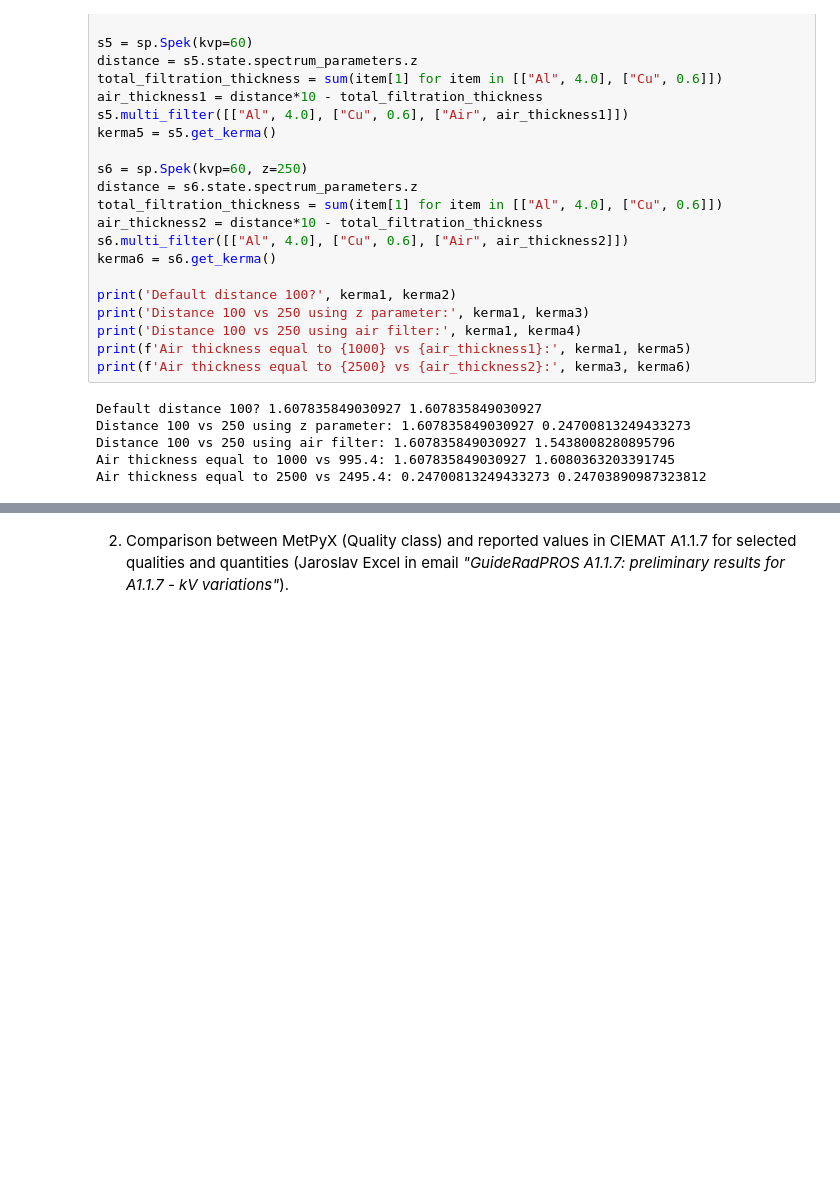
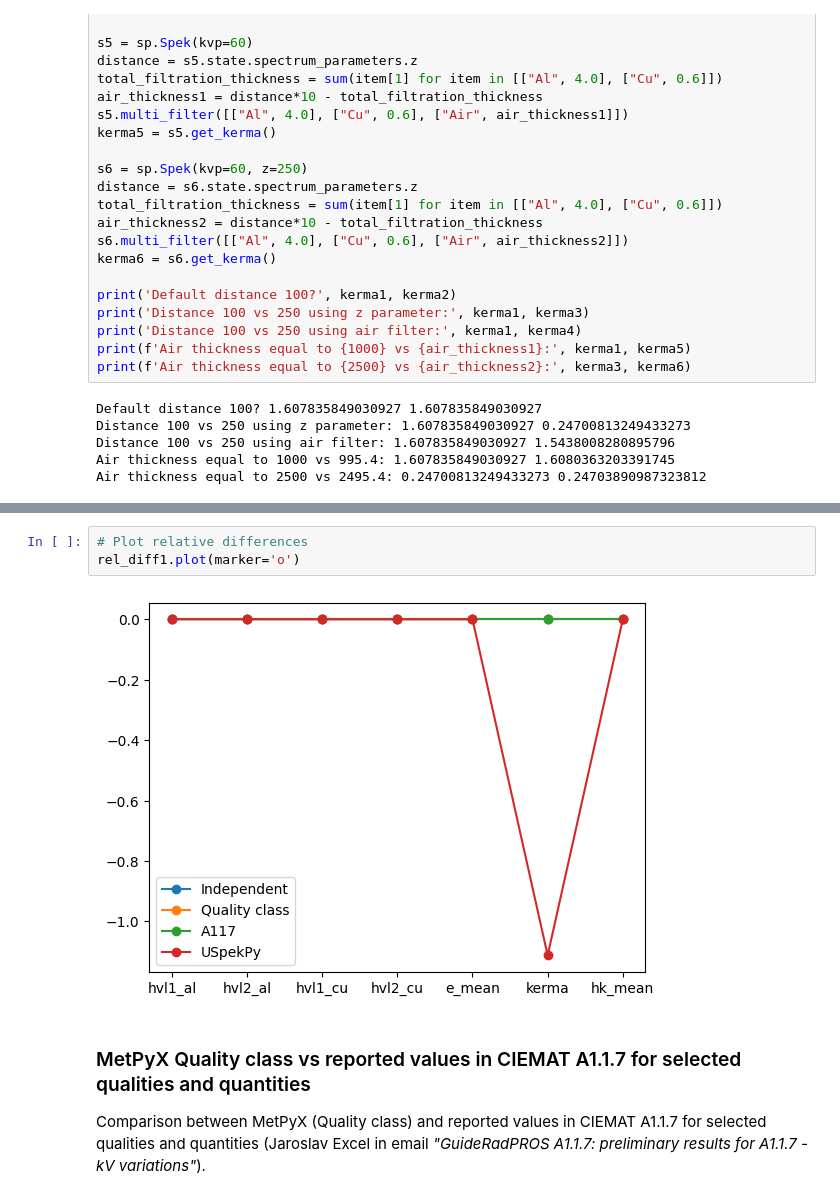
Before and after one commit to lmri-met/metpyx, a Jupyter notebook: notebooks/verification_sim_quality.ipynb, the cells around one changed output, grey strips where cells are left out. Cells and saved outputs as stored; diff of their text form; blank space fills up the shorter version.

```diff
--- a/notebooks/verification_sim_quality.ipynb
+++ b/notebooks/verification_sim_quality.ipynb
@@ -325,3 +377,9 @@ hk_mean     1.565267       1.565267   1.565267   1.565267
+# %%
+# Plot relative differences
+rel_diff1.plot(marker='o')
+# %% [output]
+[figure, added]
 # %% [markdown]
-2. Comparison between MetPyX (Quality class) and reported values in CIEMAT A1.1.7 for selected qualities and quantities (Jaroslav Excel in email *"GuideRadPROS A1.1.7: preliminary results for A1.1.7 - kV variations"*).
+### MetPyX Quality class vs reported values in CIEMAT A1.1.7 for selected qualities and quantities
+Comparison between MetPyX (Quality class) and reported values in CIEMAT A1.1.7 for selected qualities and quantities (Jaroslav Excel in email *"GuideRadPROS A1.1.7: preliminary results for A1.1.7 - kV variations"*).
 # %%
```
Also changed, not shown: parts of 53 cells of this notebook, 1 other file.
